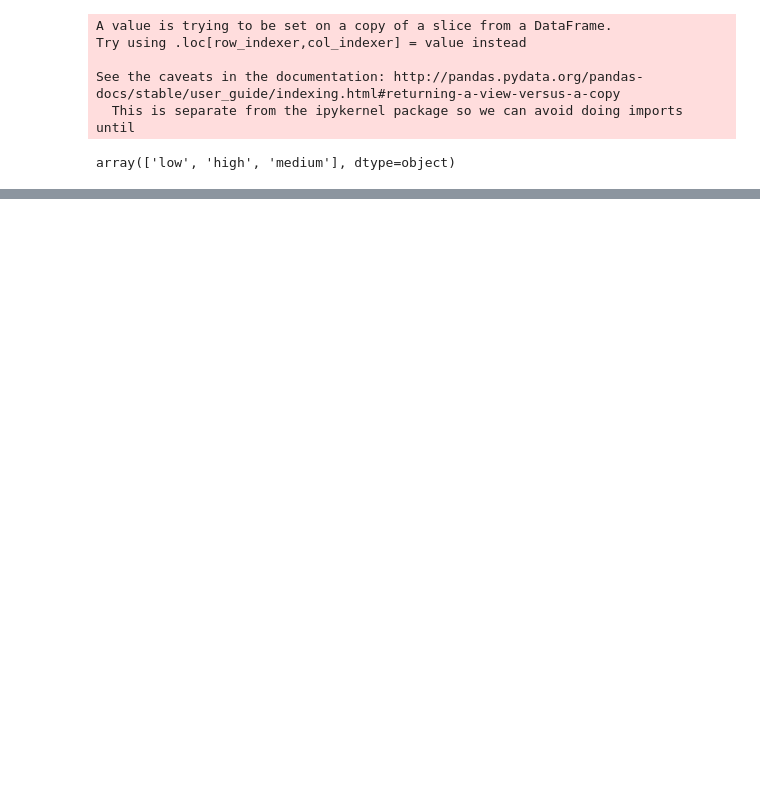
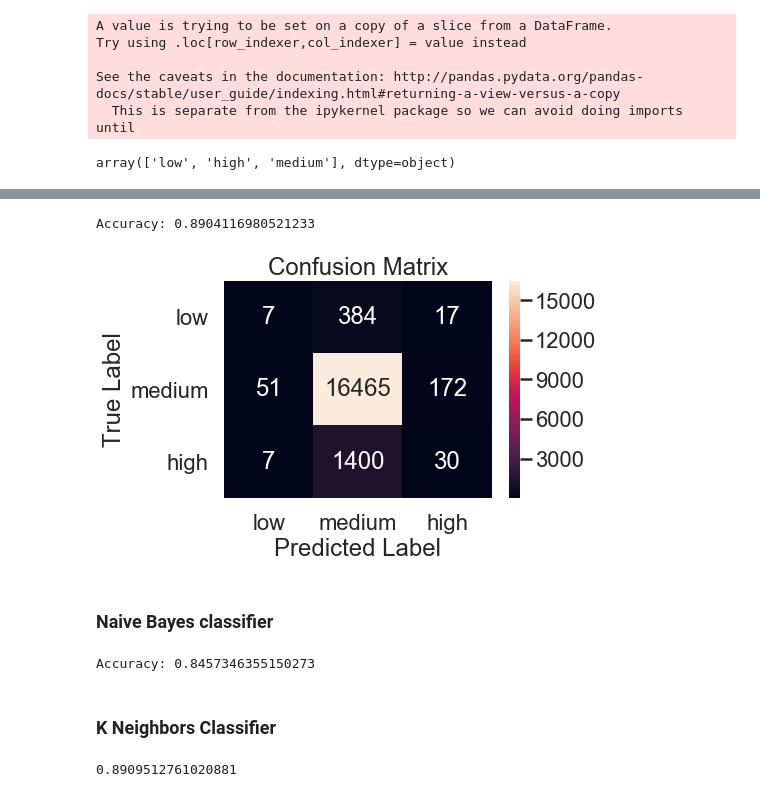
Before and after one commit to stmunees/text-analytics, a Jupyter notebook: LinguisticFeatureModel.ipynb, the cells around one changed output, grey strips where cells are left out. Saved outputs shown, nothing was run; the diff lists cells and outputs as text; code cells hidden in the pictures; blank space fills up the shorter version.

Commit message:
Ensemble|NaiveB|KNN

```diff
--- a/LinguisticFeatureModel.ipynb
+++ b/LinguisticFeatureModel.ipynb
@@ -122,0 +173,40 @@ sns.relplot(x="UsefulnessPolarity", y="Verbs", data=data, hue="Polarity", style=
+# %%
+classifier = RandomForestClassifier(n_estimators = 20, criterion = 'entropy', random_state = 42)
+classifier.fit(X_train, y_train)
+y_pred=classifier.predict(X_test)
+
+print("Accuracy:",metrics.accuracy_score(y_test, y_pred))
+# %% [output]
+Accuracy: 0.8904116980521233
+# %%
+conf_mat = confusion_matrix(y_test, y_pred)
+class_label = ["low", "medium", "high"]
+df = pd.DataFrame(conf_mat, index = class_label, columns = class_label)
+sns.heatmap(df, annot = True,fmt="d")
+plt.title("Confusion Matrix")
+plt.xlabel("Predicted Label")
+plt.ylabel("True Label")
+plt.show()
+# %% [output]
+[figure, added]
+# %% [markdown]
+### Naive Bayes classifier
+# %%
+gnb = GaussianNB().fit(X_train, y_train)
+gnb_predictions = gnb.predict(X_test)
+
+# accuracy on X_test
+accuracy = gnb.score(X_test, y_test)
+print("Accuracy:",accuracy)
+# %% [output]
+Accuracy: 0.8457346355150273
+# %% [markdown]
+### K Neighbors Classifier
+# %%
+knn = KNeighborsClassifier(n_neighbors = 5).fit(X_train, y_train)
+
+# accuracy on X_test
+accuracy = knn.score(X_test, y_test)
+print(accuracy)
+# %% [output]
+0.8909512761020881
```
Also changed, not shown: parts of 14 cells of this notebook.
